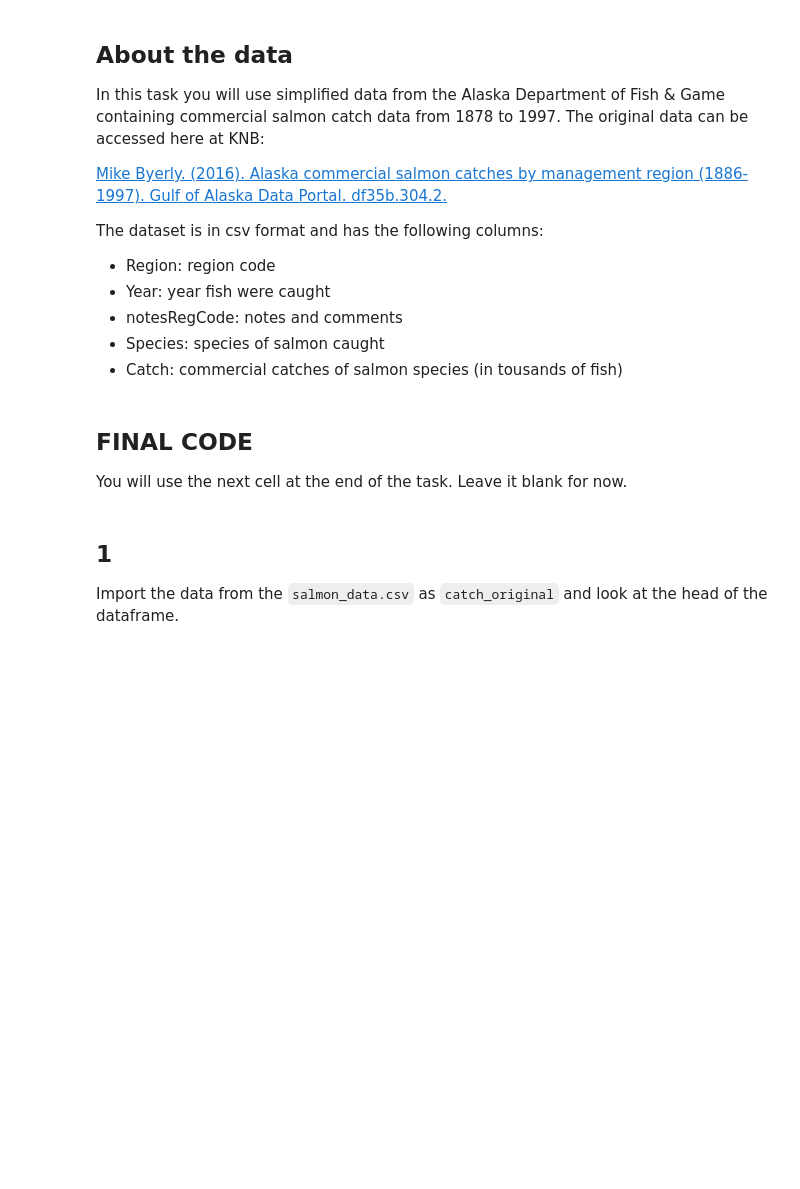
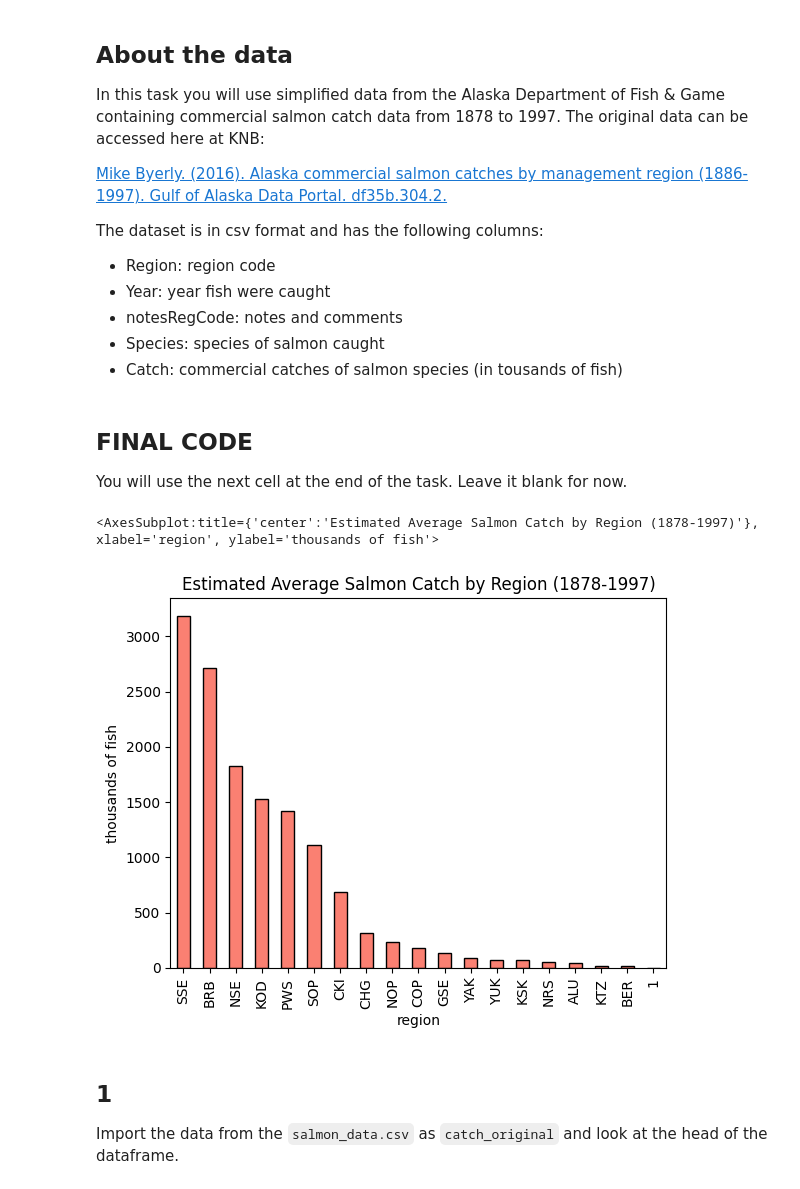
Before and after one commit to charliecurtin1/eds220-hwk-2, a Jupyter notebook: hwk2-task3-salmon.ipynb, the cells around one changed output. Drawn from its saved outputs; the diff is of its cells as text; code cells hidden in the pictures; blank space fills up the shorter version.

```diff
--- a/hwk2-task3-salmon.ipynb
+++ b/hwk2-task3-salmon.ipynb
@@ -39,3 +37,32 @@ You will use the next cell at the end of the task. Leave it blank for now.
+# %%
+### ===== FINAL CODE =====
+import pandas as pd
+
+# read in the data
+catch_original = pd.read_csv('salmon_data.csv')
+
+# remove the 'notesRegCode' column from the dataframe
+catch_original = catch_original.drop('notesRegCode', axis = 1)
+
+# update the value of I to 1
+catch_original.at[catch_original.Catch == 'I'] = 1
+
+# update the Catch column to be type int64
+catch_original.Catch = catch_original.Catch.astype('int64')
+
+# create a new dataframe with the average catch per region
+avg_catch_region = catch_original.groupby('Region').Catch.mean().sort_values(ascending = False)
+
+# plot a bar graph of estimated average salmon catches by region from 1878 to 1997
+avg_catch_region.plot(kind = 'bar',
+                     color = 'salmon',
+                     edgecolor = 'black',
+                     ylabel = 'thousands of fish',
+                     xlabel = 'region',
+                     title = 'Estimated Average Salmon Catch by Region (1878-1997)')
+# %% [output]
+<AxesSubplot:title={'center':'Estimated Average Salmon Catch by Region (1878-1997)'}, xlabel='region', ylabel='thousands of fish'>
+[figure, added]
 # %% [markdown]
 ## 1
 
```
Also changed, not shown: parts of 2 cells of this notebook.
